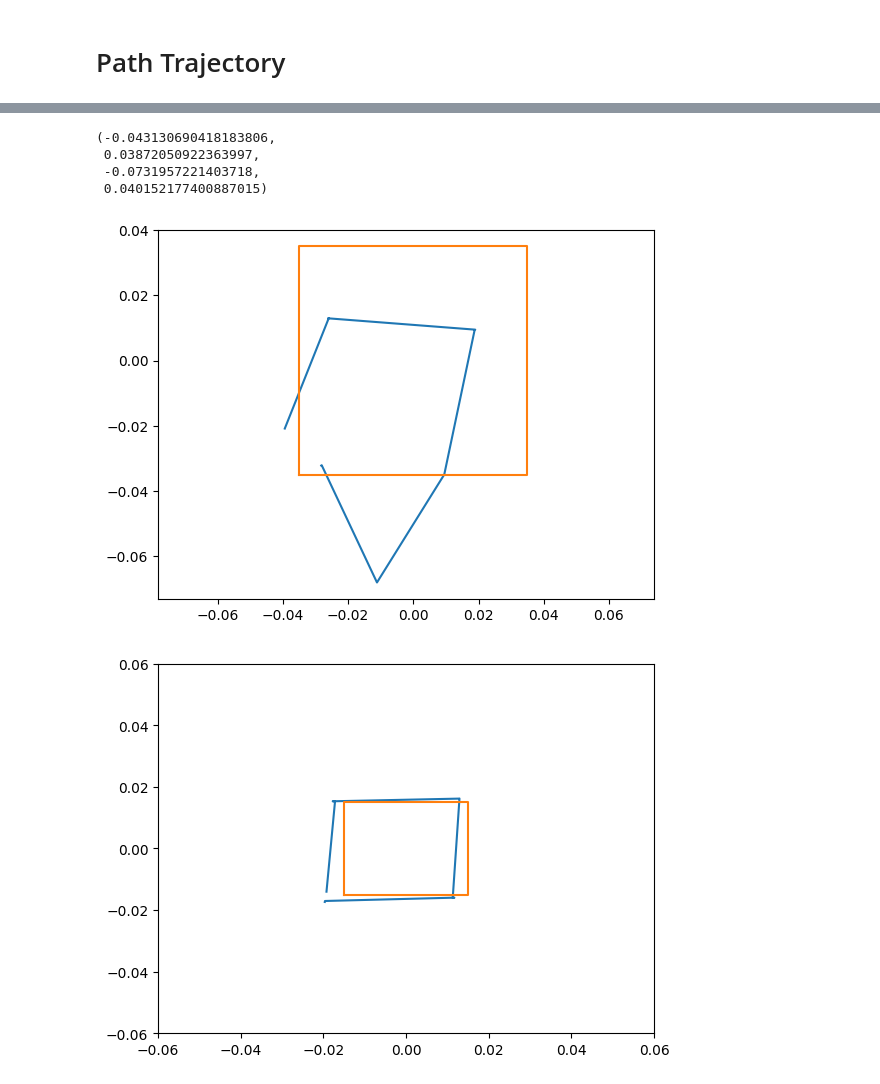
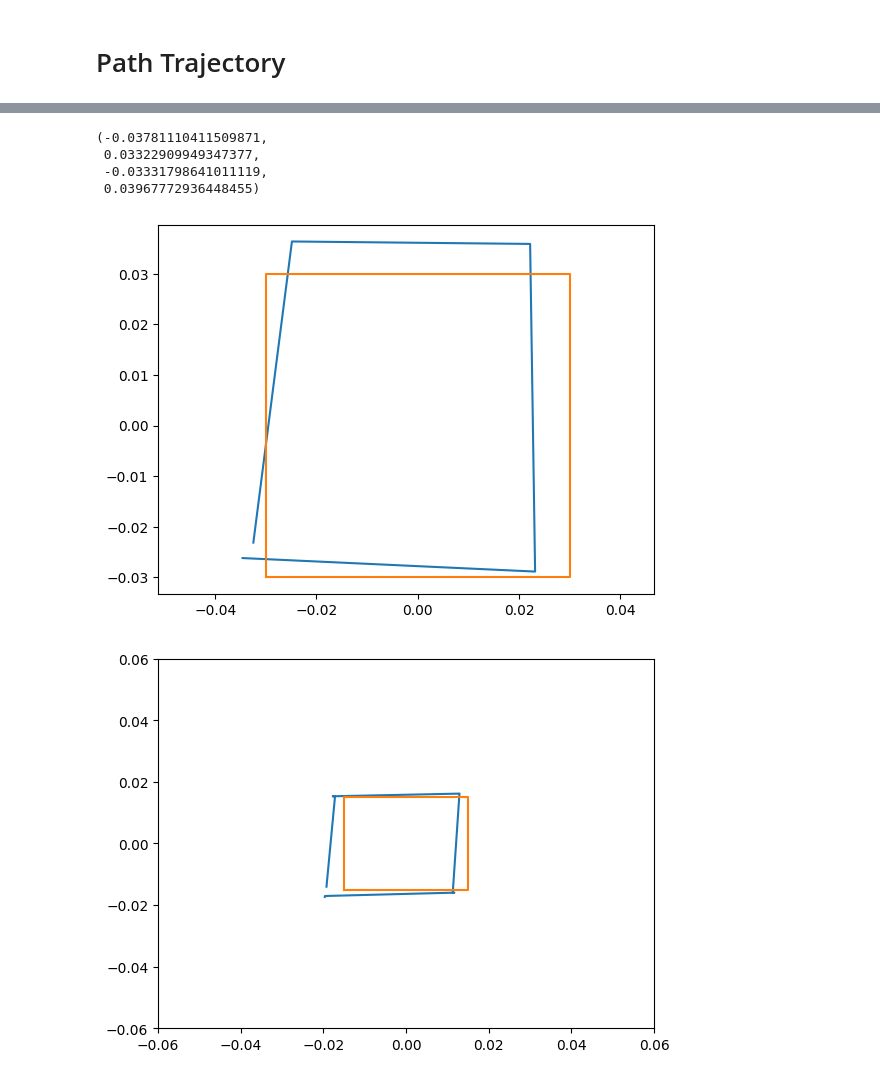
Before and after one commit to terry97-guel/SORO-Dynamixel-python, a Jupyter notebook: 0328_test_Experiment1.ipynb, the cells around one changed output, grey strips where cells are left out. Saved outputs shown, nothing was run; the diff lists cells and outputs as text; code cells hidden in the pictures.

```diff
--- a/0328_test_Experiment1.ipynb
+++ b/0328_test_Experiment1.ipynb
@@ -419,17 +439,29 @@ pos_off = np.array([0,0,0])
 # %%
+TRAJ_SIZE = "large"
+if TRAJ_SIZE == "small":
+    name = "small_square"
+elif TRAJ_SIZE.lower()=='large':
+    name = "large_square"
+else:
+    raise NameError(f"TRAJ_SIZE can either be 'small' or 'large' but detected {TRAJ_SIZE}")
+
+model = "PCC"
+
+data = np.load(f"planned_traj/{name}/{model}_res.npz")
+position_array = data['result']
 from matplotlib import pyplot as plt
 
 plt.plot(position_array[1:,0]+pos_off[0], position_array[1:,1]+pos_off[1])
 
 target_trajectory = data['target_trajectory']
 plt.plot(target_trajectory[1:,0], target_trajectory[1:,1])
 
 plt.xlim(-0.06, 0.06)
 plt.ylim(-0.06, 0.06)
 plt.axis('equal')
 # %% [output]
-(-0.043130690418183806,
- 0.03872050922363997,
- -0.0731957221403718,
- 0.040152177400887015)
+(-0.03781110411509871,
+ 0.03322909949347377,
+ -0.03331798641011119,
+ 0.03967772936448455)
-[figure, old version]
+[figure, new version]
```
Also changed, not shown: parts of 12 cells of this notebook.
